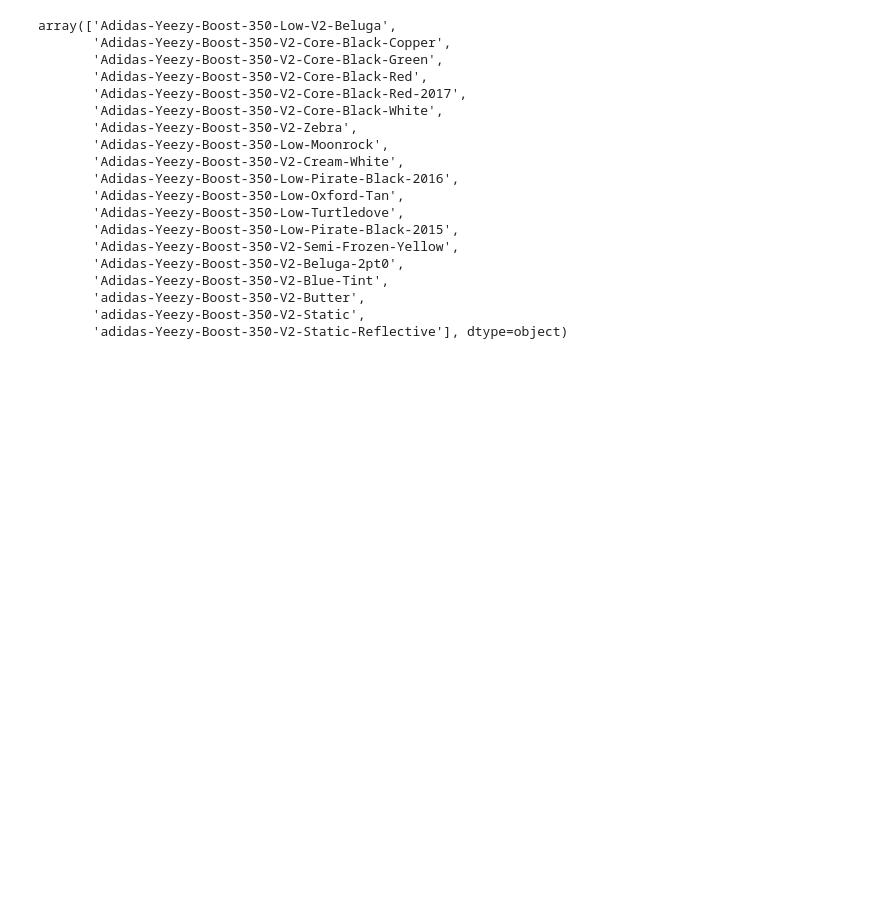
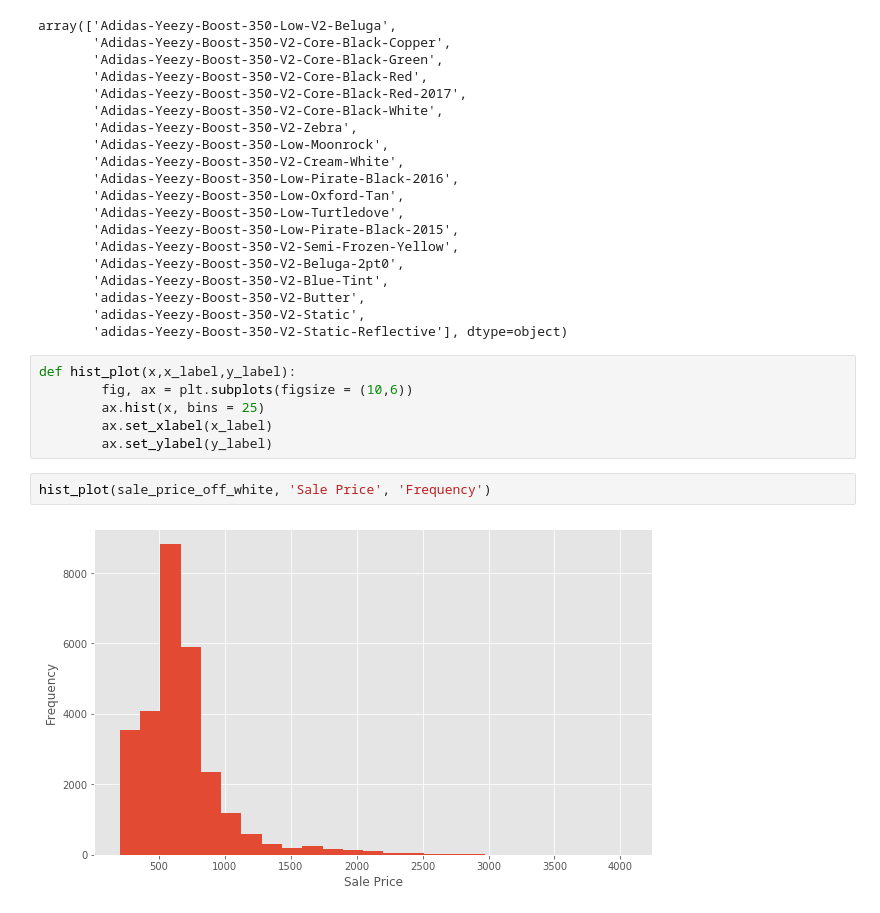
Before and after one commit to HienHa34/Yeezy-vs.-Off-White, a Jupyter notebook: EDA.ipynb, the cells around one changed output. Drawn from its saved outputs; the diff is of its cells as text; blank space fills up the shorter version.

```diff
--- a/EDA.ipynb
+++ b/EDA.ipynb
@@ -424,3 +440,13 @@ array(['Adidas-Yeezy-Boost-350-Low-V2-Beluga',
        'adidas-Yeezy-Boost-350-V2-Butter',
        'adidas-Yeezy-Boost-350-V2-Static',
        'adidas-Yeezy-Boost-350-V2-Static-Reflective'], dtype=object)
+# %%
+def hist_plot(x,x_label,y_label):
+		fig, ax = plt.subplots(figsize = (10,6))
+		ax.hist(x, bins = 25)
+		ax.set_xlabel(x_label)
+		ax.set_ylabel(y_label)
+# %%
+hist_plot(sale_price_off_white, 'Sale Price', 'Frequency')
+# %% [output]
+[figure, added]
```
Also changed, not shown: parts of 27 cells of this notebook.
